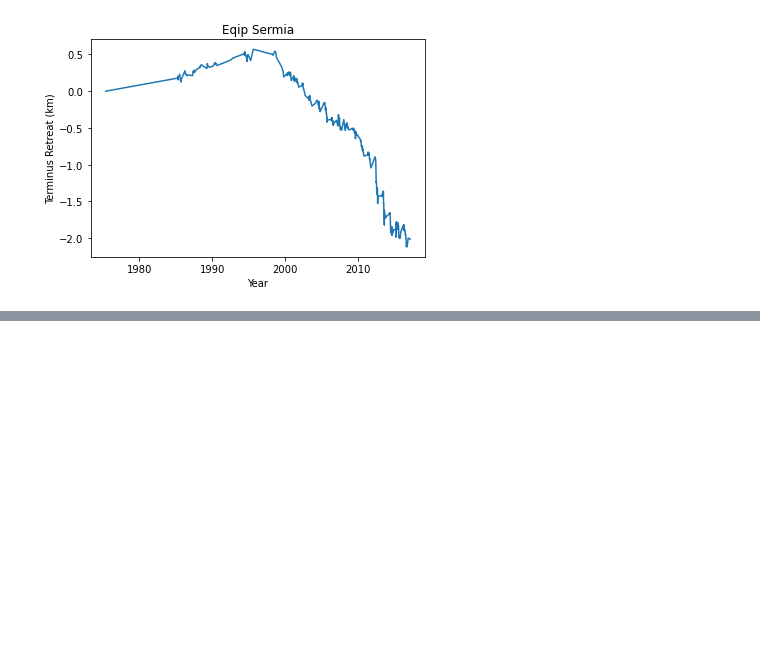
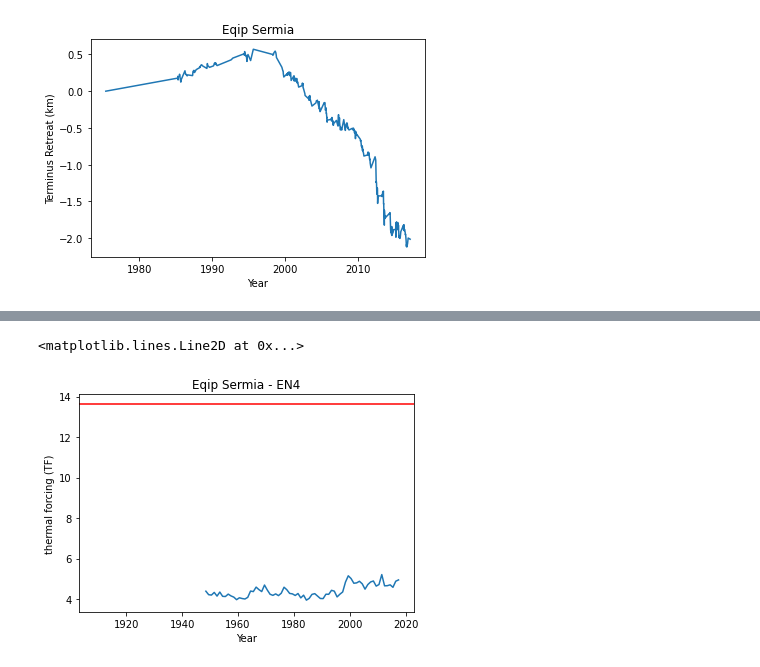
Before and after one commit to dfelikson/GrIS_Outlet_Glacier_Seasonal_dhdt, a Jupyter notebook: basins_on_model_mesh.ipynb, the cells around one changed output, grey strips where cells are left out. Saved outputs shown, nothing was run; the diff lists cells and outputs as text; code cells hidden in the pictures; blank space fills up the shorter version.

```diff
--- a/basins_on_model_mesh.ipynb
+++ b/basins_on_model_mesh.ipynb
@@ -192,0 +220,9 @@ Text(0, 0.5, 'Terminus Retreat (km)')
+# %%
+plt.plot(glacier0090['EN4']['t'],glacier0090['EN4']['TF'])
+plt.title('Eqip Sermia - EN4')
+plt.xlabel('Year')
+plt.ylabel('thermal forcing (TF)')
+plt.axhline(y=13.62, color='r', linestyle='-')
+# %% [output]
+<matplotlib.lines.Line2D at 0x...>
+[figure, added]
```
Also changed, not shown: parts of 7 cells of this notebook.
